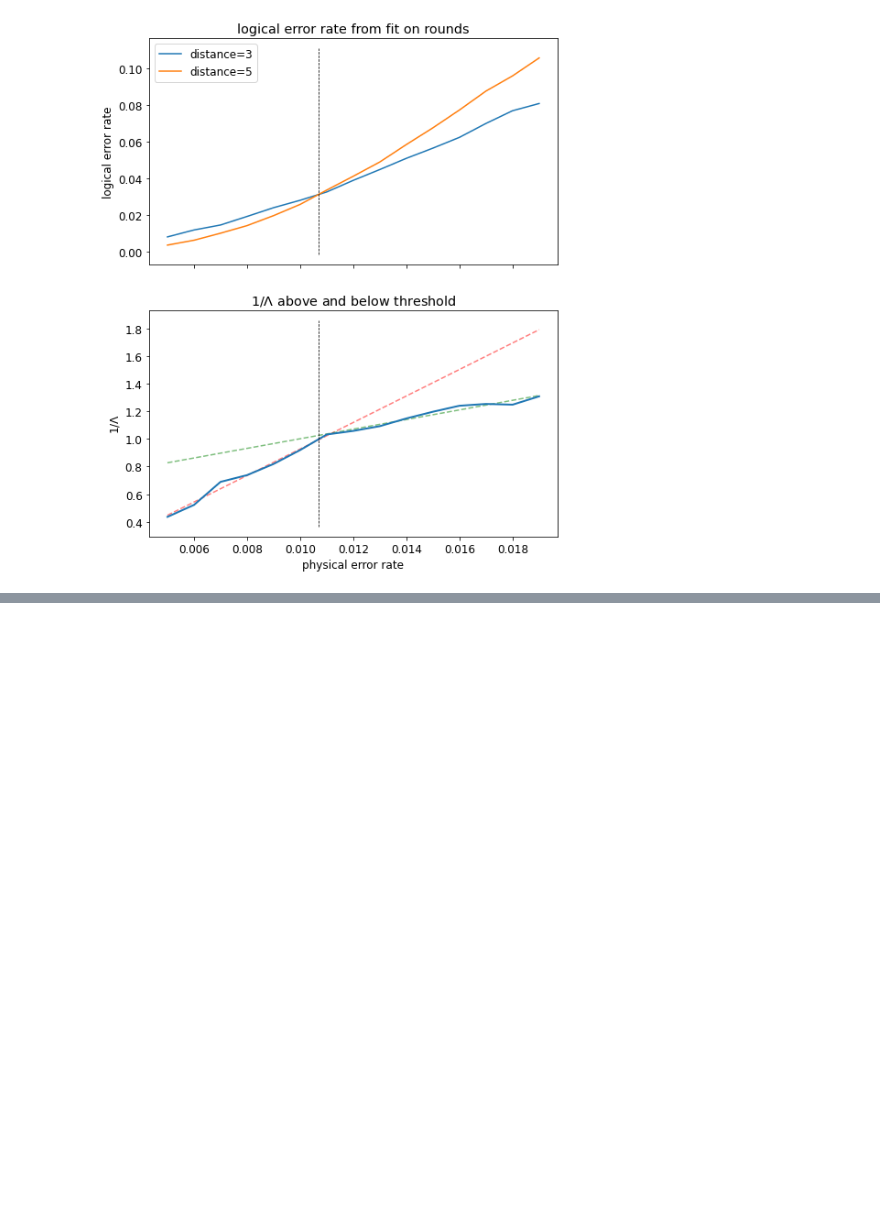
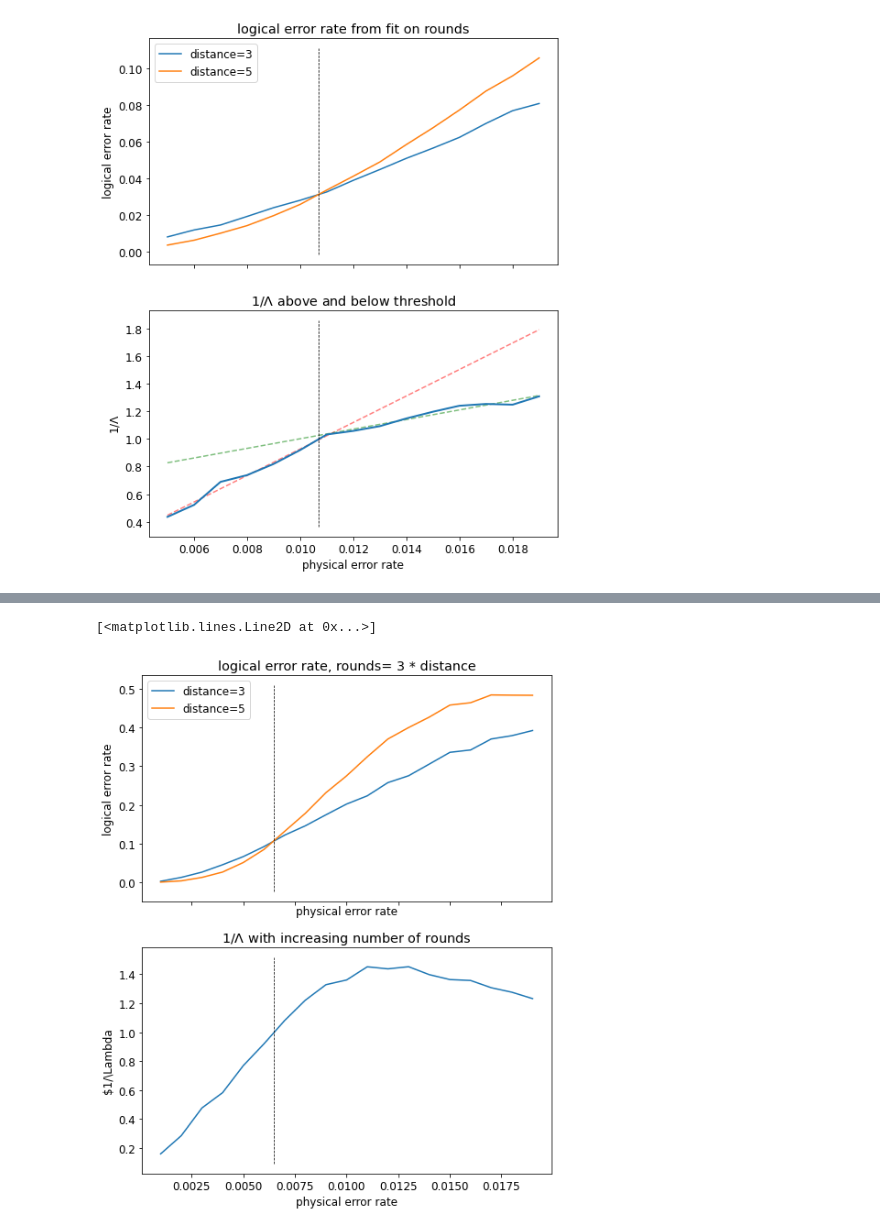
Before and after one commit to liorella/research, a Jupyter notebook: phys/threshold_modeling_stim.ipynb, the cells around one changed output, grey strips where cells are left out. Drawn from its saved outputs; the diff is of its cells as text; code cells hidden in the pictures; blank space fills up the shorter version.

Commit message:
finished threshold modeling part, saving results

```diff
--- a/phys/threshold_modeling_stim.ipynb
+++ b/phys/threshold_modeling_stim.ipynb
@@ -527,0 +302,26 @@ plt.show()
+# %%
+ys = np.array(ys)
+
+thresh = 0.0065
+
+fig, ax = plt.subplots(2, 1, sharex='all', figsize=(8,10))
+for i, d in enumerate(distance_vec):
+    ax[0].plot(noise_vec, ys[i], label="distance=" + str(d))
+
+yl = ax[0].get_ylim()
+ax[0].plot([thresh] * 2, yl, 'k--', linewidth=0.75)
+
+ax[0].set_xlabel("physical error rate")
+ax[0].set_ylabel("logical error rate")
+ax[0].set_title('logical error rate, rounds= 3 * distance')
+ax[0].legend()
+
+ax[1].plot(noise_vec, ys[1, :] / ys[0, :])
+ax[1].set_title('$1/\Lambda$ with increasing number of rounds')
+ax[1].set_xlabel("physical error rate")
+ax[1].set_ylabel('$1/\Lambda')
+yl = ax[1].get_ylim()
+ax[1].plot([thresh] * 2, yl, 'k--', linewidth=0.75)
+# %% [output]
+[<matplotlib.lines.Line2D at 0x...>]
+[figure, added]
```
Also changed, not shown: parts of 9 cells of this notebook.
